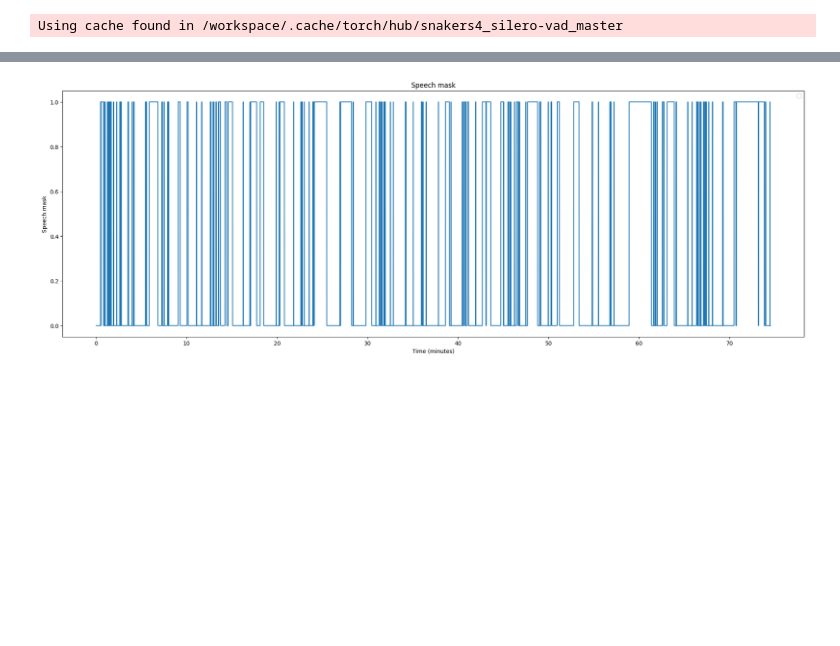
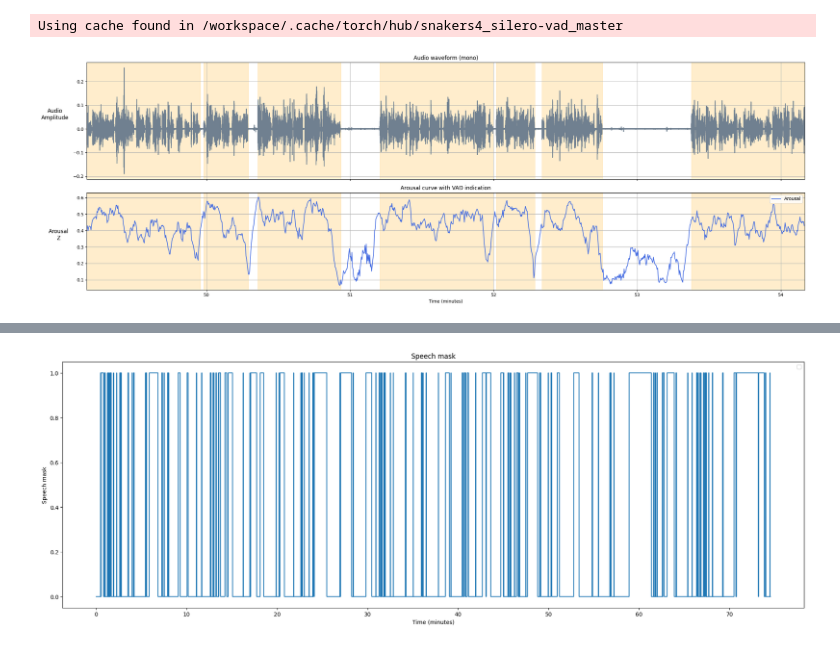
Before and after one commit to dvirbenor/audio-classification-playground, a Jupyter notebook: notebooks/vox-profile-emotion-dim-workcopy.ipynb, the cells around one changed output, grey strips where cells are left out. Cells and saved outputs as stored; diff of their text form; code cells hidden in the pictures; blank space fills up the shorter version.

```diff
--- a/notebooks/vox-profile-emotion-dim-workcopy.ipynb
+++ b/notebooks/vox-profile-emotion-dim-workcopy.ipynb
@@ -116,7 +119,7 @@ import matplotlib.pyplot as plt
 
 # ── VAD Configuration ────────────────────────────────────────────────────────
 VAD_CONFIG = {
-    "speech_threshold": 0.4,         # Silero probability threshold
+    "speech_threshold": 0.3,         # Silero probability threshold
     "min_speech_sec": 0.1,           # discard speech blocks shorter than this
     "min_silence_sec": 1.2,         # bridge silence gaps shorter than this (keeps utterances whole)
     "speech_ratio_threshold": 0.1,   # fraction of 3.5s window that must be speech
@@ -150 +264,13 @@ speech_timestamps = get_speech_timestamps(
+# %%
+plot_signal_with_vad_and_waveform(
+   point_sec=3100,                   # 5 minutes mark
+   signal_name="arousal",           # choose from: "arousal", "valence", "dominance"
+   signals_dict={"arousal": arousal, "valence": valence, "dominance": dominance},
+   hop_sec=HOP_SEC,                 # defined elsewhere in your code
+   vad_timestamps=speech_timestamps,
+   audio_array=audio,
+   sample_rate=SR,                  # defined elsewhere
+)
+# %% [output]
+[figure, added]
 # %%
```
Also changed, not shown: parts of 11 cells of this notebook, 3 other files.
